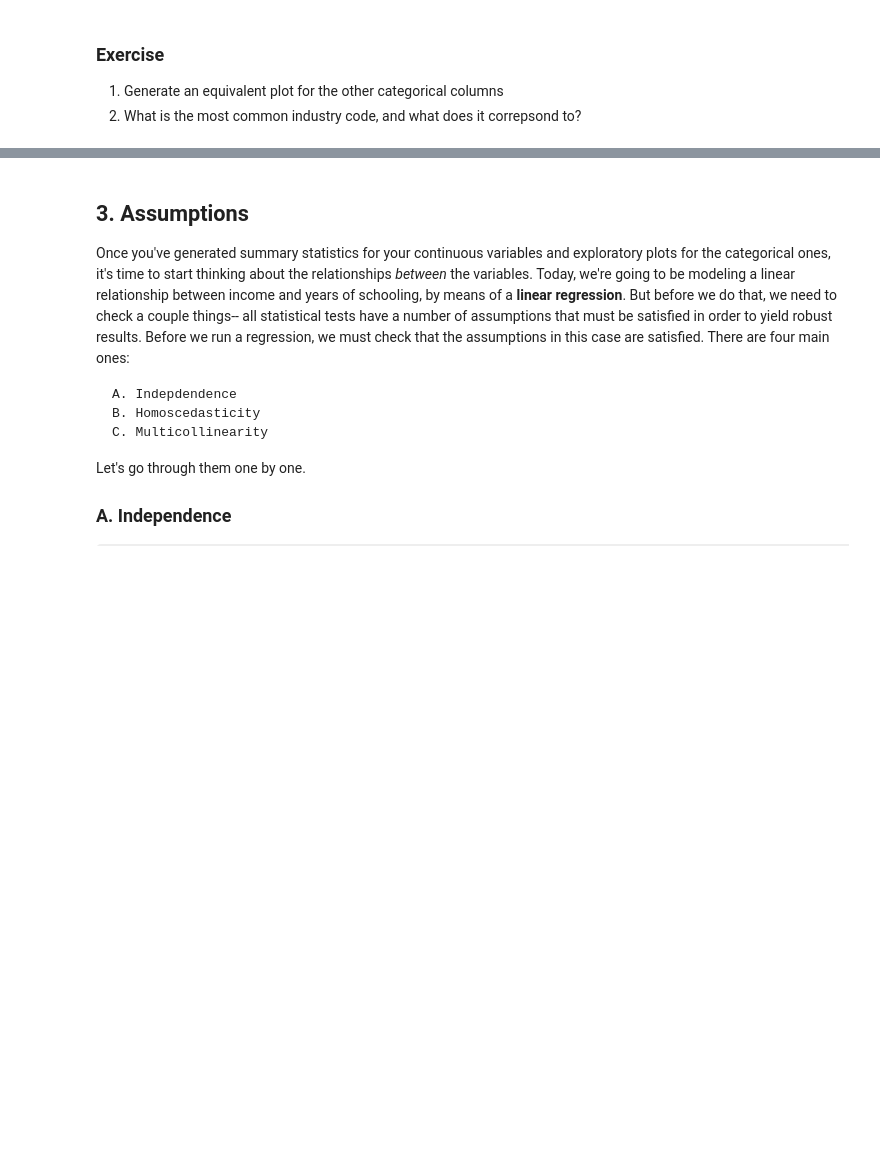
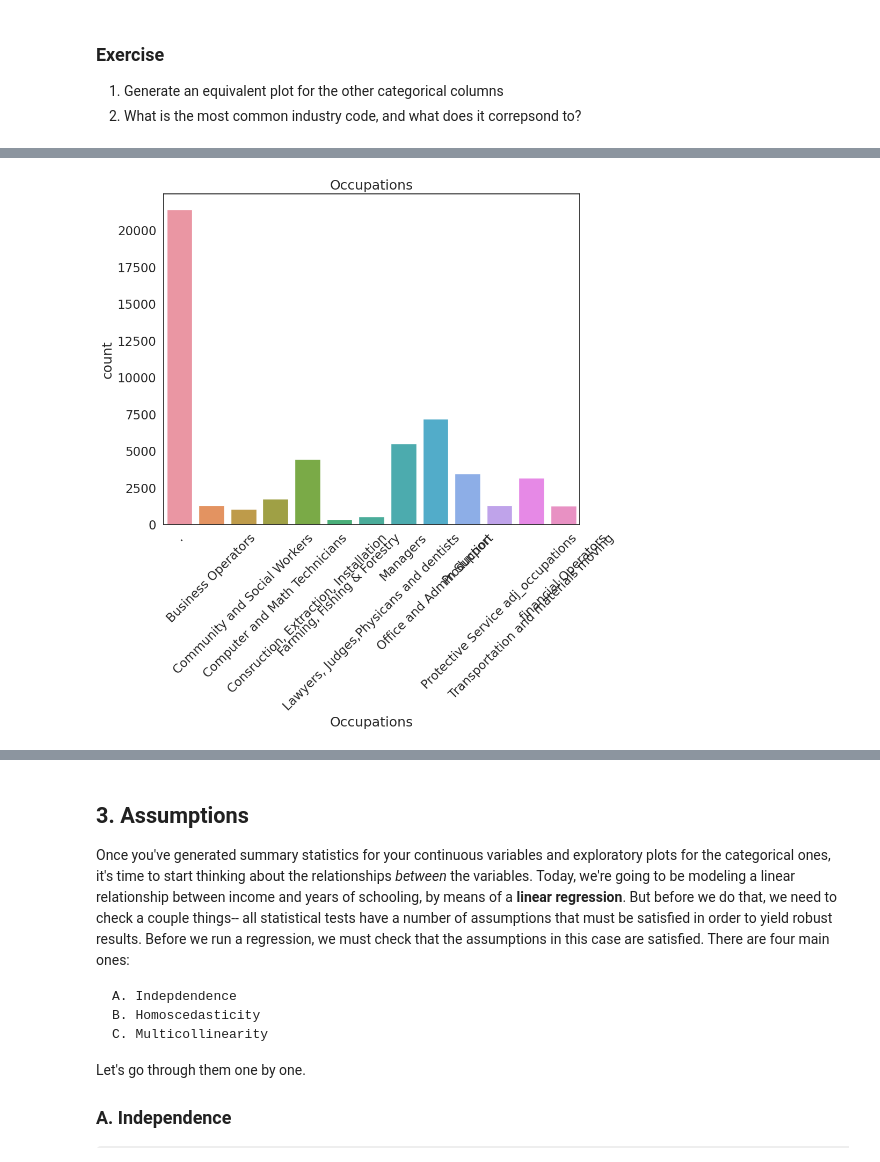
Before and after one commit to marialevina1/QM2, a Jupyter notebook: notebooks/W08. Linear Regression.ipynb, the cells around one changed output, grey strips where cells are left out. Saved outputs shown, nothing was run; the diff lists cells and outputs as text; code cells hidden in the pictures; blank space fills up the shorter version.

```diff
--- a/notebooks/W08. Linear Regression.ipynb
+++ b/notebooks/W08. Linear Regression.ipynb
@@ -143,0 +198,9 @@ plt.show() # show the plot
+# %%
+sns.countplot(data=reg_df, x='occupation') # plot the union variable
+
+plt.title('Occupations') # add a title
+plt.xlabel('Occupations') # remove the x axis label
+plt.xticks(rotation=45) # replace the x axis labels with more descriptive labels
+plt.show() # show the plot
+# %% [output]
+[figure, added]
```
Also changed, not shown: parts of 32 cells of this notebook.
